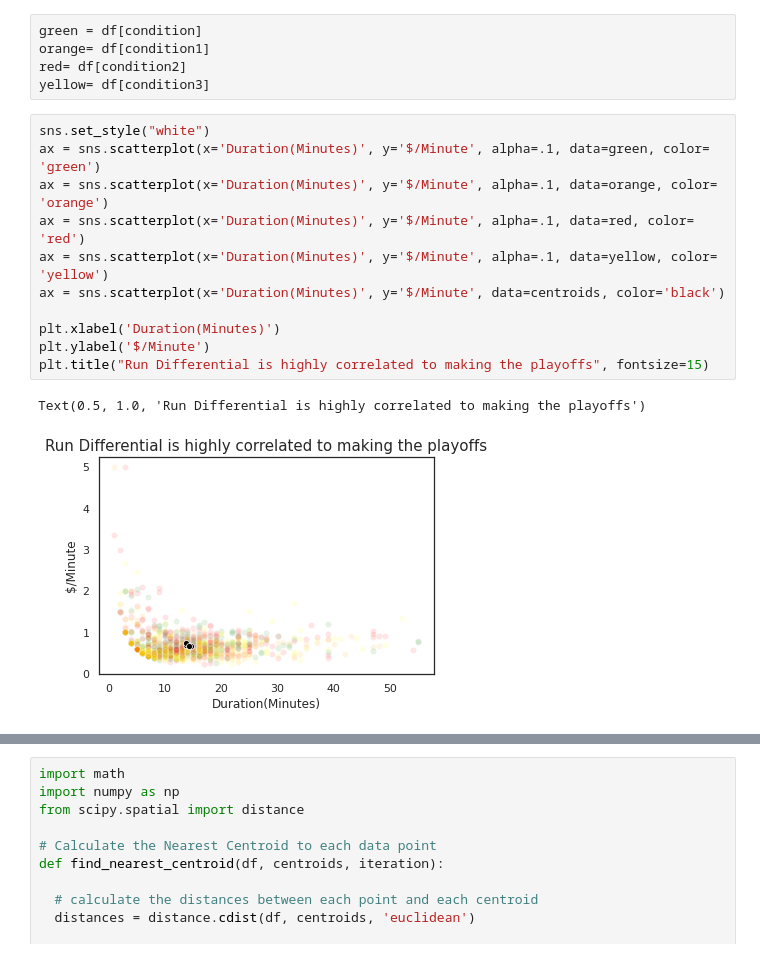
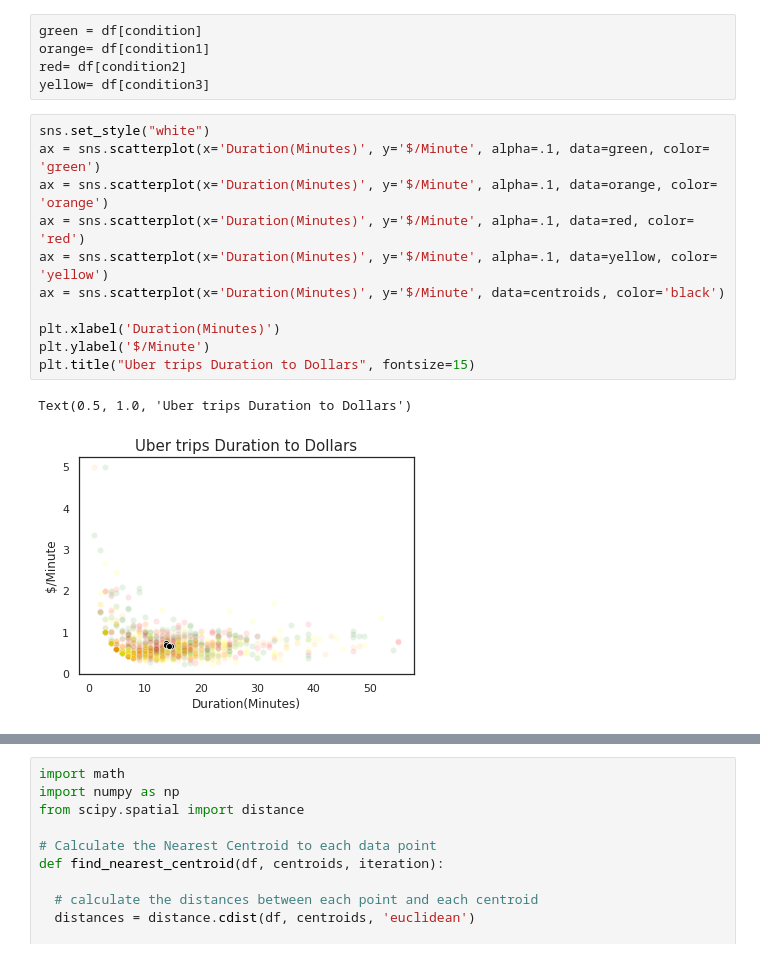
Before and after one commit to patrickjwolf/CS-Data-Science-Build-Week-1, a Jupyter notebook: CS_Buildweek_1.ipynb, the cells around one changed output, grey strips where cells are left out. Drawn from its saved outputs; the diff is of its cells as text.

```diff
--- a/CS_Buildweek_1.ipynb
+++ b/CS_Buildweek_1.ipynb
@@ -196,17 +196,17 @@ yellow= df[condition3]
 # %%
 sns.set_style("white")
 ax = sns.scatterplot(x='Duration(Minutes)', y='$/Minute', alpha=.1, data=green, color= 'green')
 ax = sns.scatterplot(x='Duration(Minutes)', y='$/Minute', alpha=.1, data=orange, color= 'orange')
 ax = sns.scatterplot(x='Duration(Minutes)', y='$/Minute', alpha=.1, data=red, color= 'red')
 ax = sns.scatterplot(x='Duration(Minutes)', y='$/Minute', alpha=.1, data=yellow, color= 'yellow')
 ax = sns.scatterplot(x='Duration(Minutes)', y='$/Minute', data=centroids, color='black')
 
 plt.xlabel('Duration(Minutes)')
 plt.ylabel('$/Minute')
-plt.title("Run Differential is highly correlated to making the playoffs", fontsize=15)
+plt.title("Uber trips Duration to Dollars", fontsize=15)
 # %% [output]
-Text(0.5, 1.0, 'Run Differential is highly correlated to making the playoffs')
+Text(0.5, 1.0, 'Uber trips Duration to Dollars')
-[figure, old version]
+[figure, new version]
 # %%
 sns.set_style("white")
 ax = sns.scatterplot(x='Distance(Miles)', y='$/Mile', alpha=.1, data=green, color= 'green')
```
Also changed, not shown: parts of 9 cells of this notebook.
